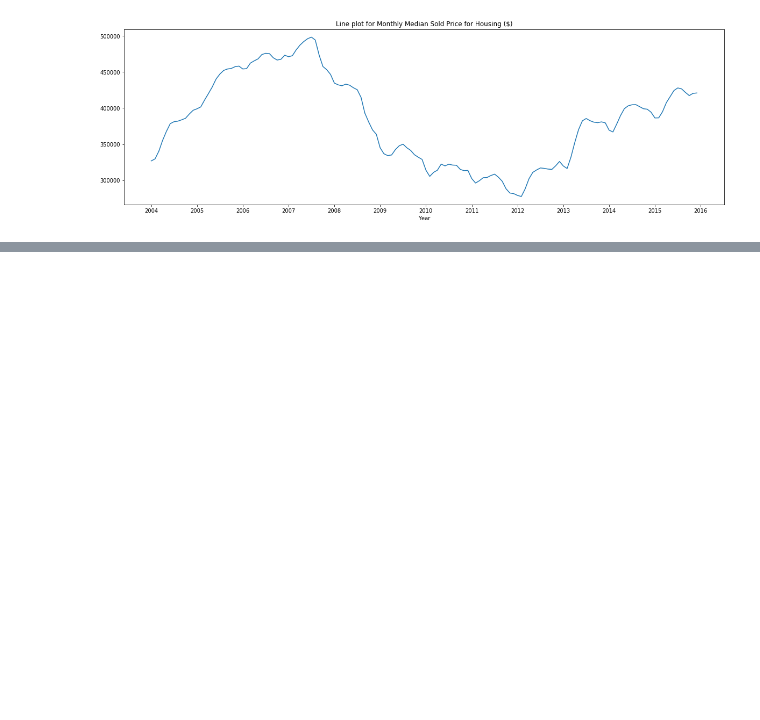
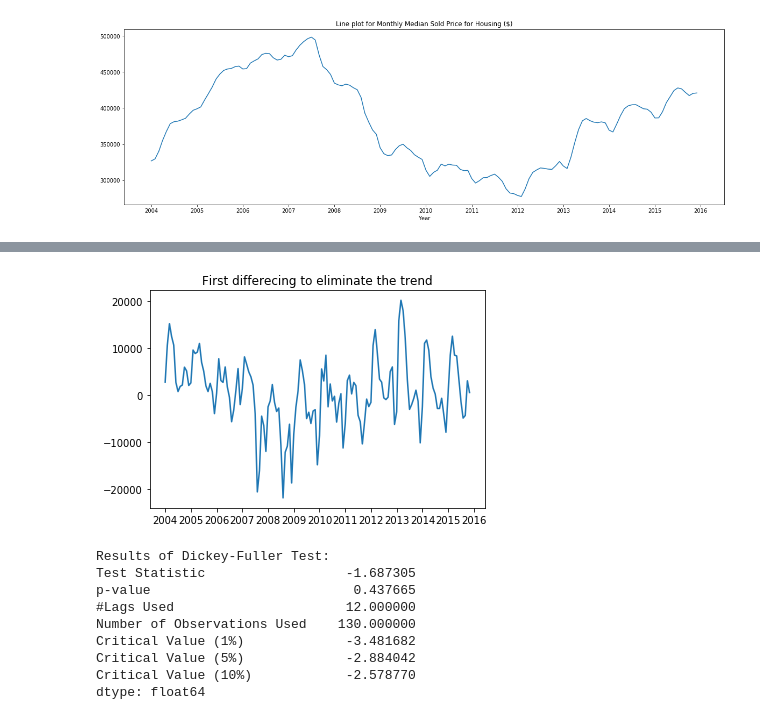
Before and after one commit to mikiotada/msds604-finalproject, a Jupyter notebook: mikio_msds604_finalproject.ipynb, the cells around one changed output, grey strips where cells are left out. Saved outputs shown, nothing was run; the diff lists cells and outputs as text; code cells hidden in the pictures; blank space fills up the shorter version.

```diff
--- a/mikio_msds604_finalproject.ipynb
+++ b/mikio_msds604_finalproject.ipynb
@@ -10,4 +11,13 @@ from matplotlib import pyplot
 
 from statsmodels.graphics.tsaplots import plot_acf
 from statsmodels.graphics.tsaplots import plot_pacf
+# %%
+from statsmodels.tsa.stattools import adfuller
+def adf_test(timeseries):
+    print ('Results of Dickey-Fuller Test:')
+    dftest = adfuller(timeseries, autolag='AIC')
+    dfoutput = pd.Series(dftest[0:4], index=['Test Statistic','p-value','#Lags Used','Number of Observations Used'])
+    for key,value in dftest[4].items():
+        dfoutput['Critical Value (%s)'%key] = value
+    print (dfoutput)
 # %%
@@ -42,3 +65,5 @@ pyplot.plot(target)
 pyplot.show()
 # %% [output]
 [figure]
+# %%
+X = data['MedianSoldPrice_AllHomes.California'].dropna(); X
@@ -44,0 +83,27 @@ pyplot.show()
+# %%
+#first differecing the trend
+d1 = list()
+for i in range(1, len(X)):
+    value = X[i] - X[i - 1]
+    d1.append(value)
+
+plt.title('First differecing to eliminate the trend')
+plt.xticks(np.arange(0, 163, step=12), ('2004', '2005', '2006',
+                                        '2007', '2008', '2009',
+                                        '2010', '2011', '2012',
+                                        '2013', '2014', '2015', '2016'))
+plt.plot(d1)
+pyplot.show()
+
+adf_test(d1)
+# %% [output]
+[figure, added]
+Results of Dickey-Fuller Test:
+Test Statistic                  -1.687305
+p-value                          0.437665
+#Lags Used                      12.000000
+Number of Observations Used    130.000000
+Critical Value (1%)             -3.481682
+Critical Value (5%)             -2.884042
+Critical Value (10%)            -2.578770
+dtype: float64
```
Also changed, not shown: parts of 33 cells of this notebook, 1 other file.
